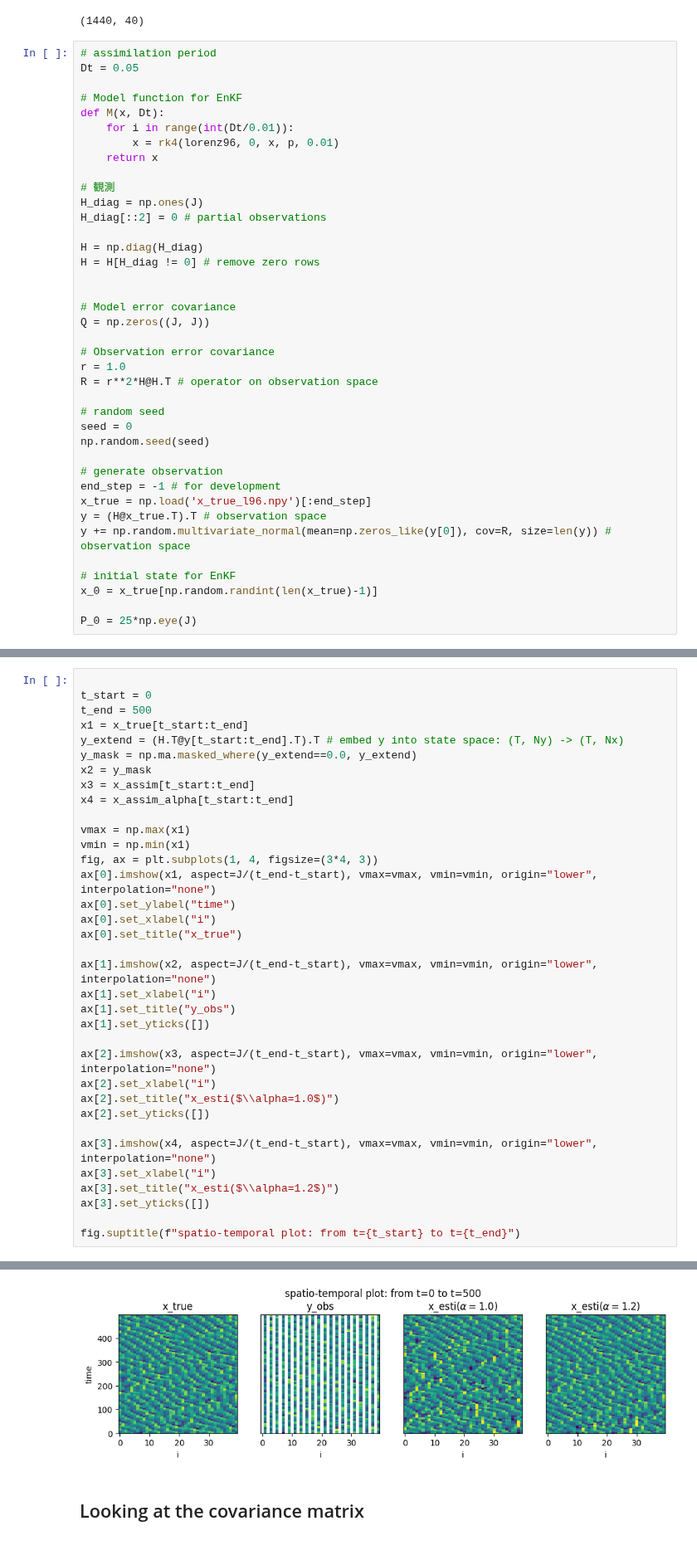
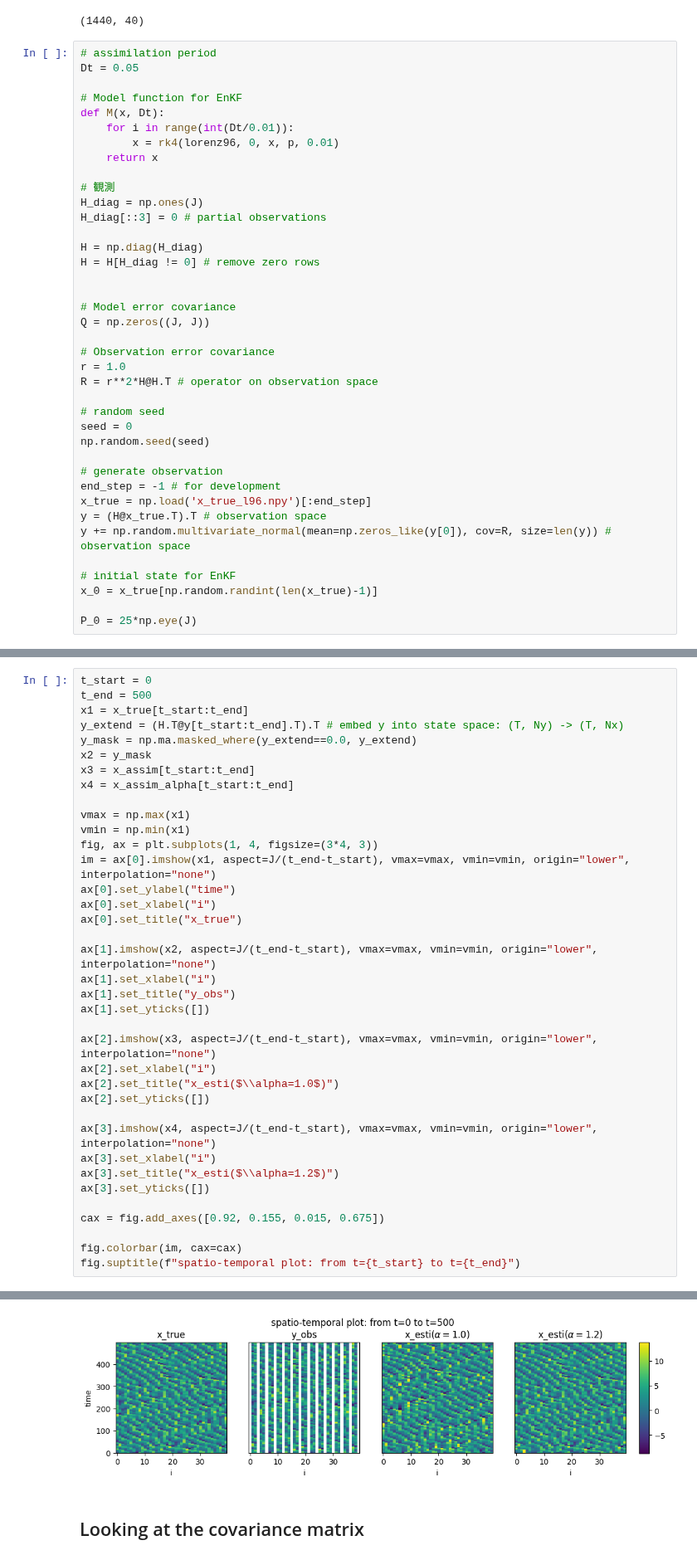
Before and after one commit to KotaTakeda/da_py, a Jupyter notebook: examples/l96_etkf.ipynb, the cells around one changed output, grey strips where cells are left out. Shown at 83% size. Saved outputs shown, nothing was run; the diff lists cells and outputs as text.

```diff
--- a/examples/l96_etkf.ipynb
+++ b/examples/l96_etkf.ipynb
@@ -57,7 +57,7 @@ def M(x, Dt):
 
 # 観測
 H_diag = np.ones(J)
-H_diag[::2] = 0 # partial observations
+H_diag[::3] = 0 # partial observations
 
 H = np.diag(H_diag)
 H = H[H_diag != 0] # remove zero rows
@@ -134,5 +134,4 @@ time averaged RMSE for ETKF-inf:0.3854
 # %%
-
 t_start = 0
 t_end = 500
 x1 = x_true[t_start:t_end]
@@ -140,35 +139,38 @@ y_extend = (H.T@y[t_start:t_end].T).T # embed y into state space: (T, Ny) -> (T,
 y_mask = np.ma.masked_where(y_extend==0.0, y_extend)
 x2 = y_mask
 x3 = x_assim[t_start:t_end]
 x4 = x_assim_alpha[t_start:t_end]
 
 vmax = np.max(x1)
 vmin = np.min(x1)
 fig, ax = plt.subplots(1, 4, figsize=(3*4, 3))
-ax[0].imshow(x1, aspect=J/(t_end-t_start), vmax=vmax, vmin=vmin, origin="lower", interpolation="none")
+im = ax[0].imshow(x1, aspect=J/(t_end-t_start), vmax=vmax, vmin=vmin, origin="lower", interpolation="none")
 ax[0].set_ylabel("time")
 ax[0].set_xlabel("i")
 ax[0].set_title("x_true")
 
 ax[1].imshow(x2, aspect=J/(t_end-t_start), vmax=vmax, vmin=vmin, origin="lower", interpolation="none")
 ax[1].set_xlabel("i")
 ax[1].set_title("y_obs")
 ax[1].set_yticks([])
 
 ax[2].imshow(x3, aspect=J/(t_end-t_start), vmax=vmax, vmin=vmin, origin="lower", interpolation="none")
 ax[2].set_xlabel("i")
 ax[2].set_title("x_esti($\\alpha=1.0$)")
 ax[2].set_yticks([])
 
 ax[3].imshow(x4, aspect=J/(t_end-t_start), vmax=vmax, vmin=vmin, origin="lower", interpolation="none")
 ax[3].set_xlabel("i")
 ax[3].set_title("x_esti($\\alpha=1.2$)")
 ax[3].set_yticks([])
 
+cax = fig.add_axes([0.92, 0.155, 0.015, 0.675])
+
+fig.colorbar(im, cax=cax)
 fig.suptitle(f"spatio-temporal plot: from t={t_start} to t={t_end}")
 # %% [output]
 Text(0.5, 0.98, 'spatio-temporal plot: from t=0 to t=500')
-[figure, old version]
+[figure, new version]
 # %% [markdown]
 ## Looking at the covariance matrix
 # %%
```
Also changed, not shown: parts of 1 cell of this notebook, 1 other file.
